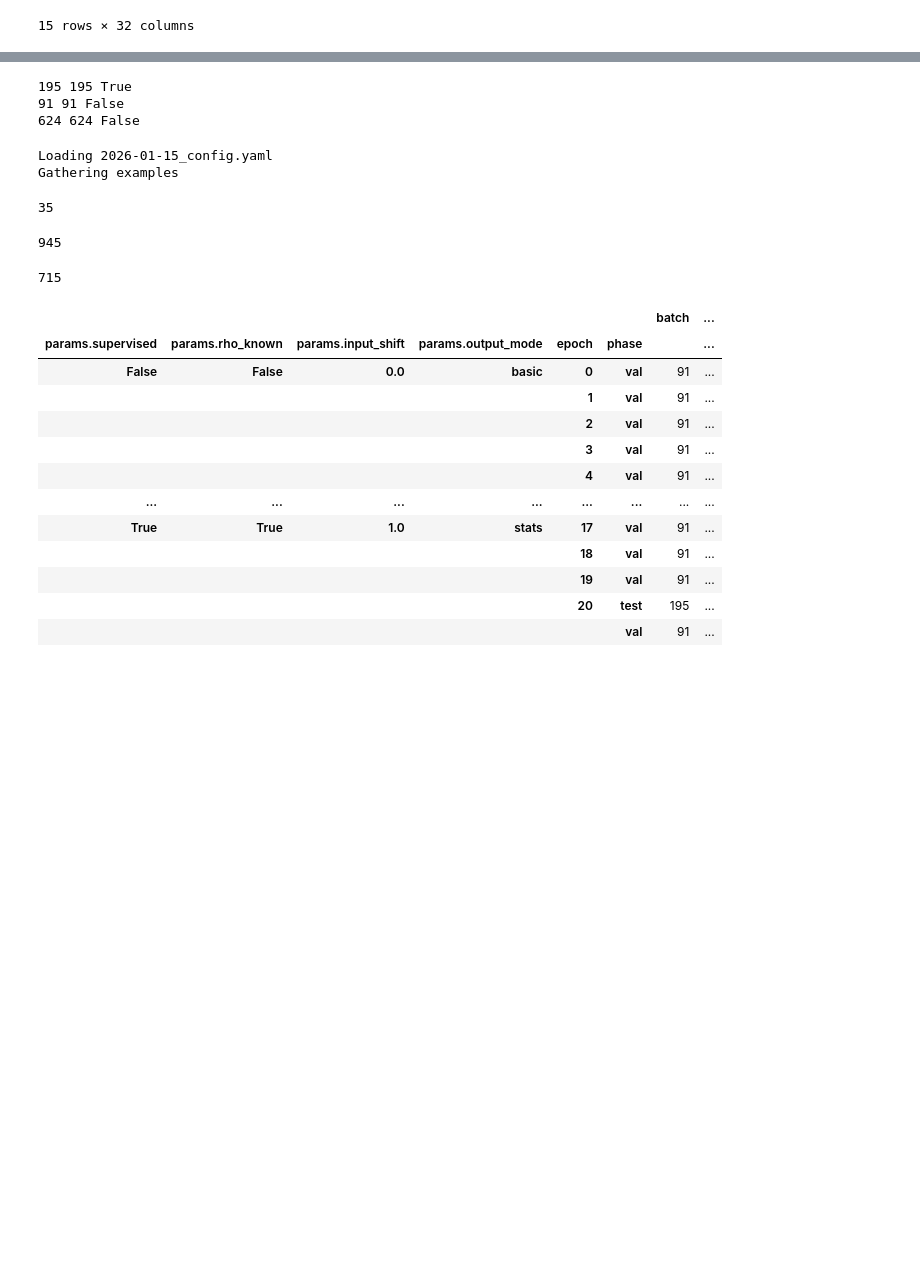
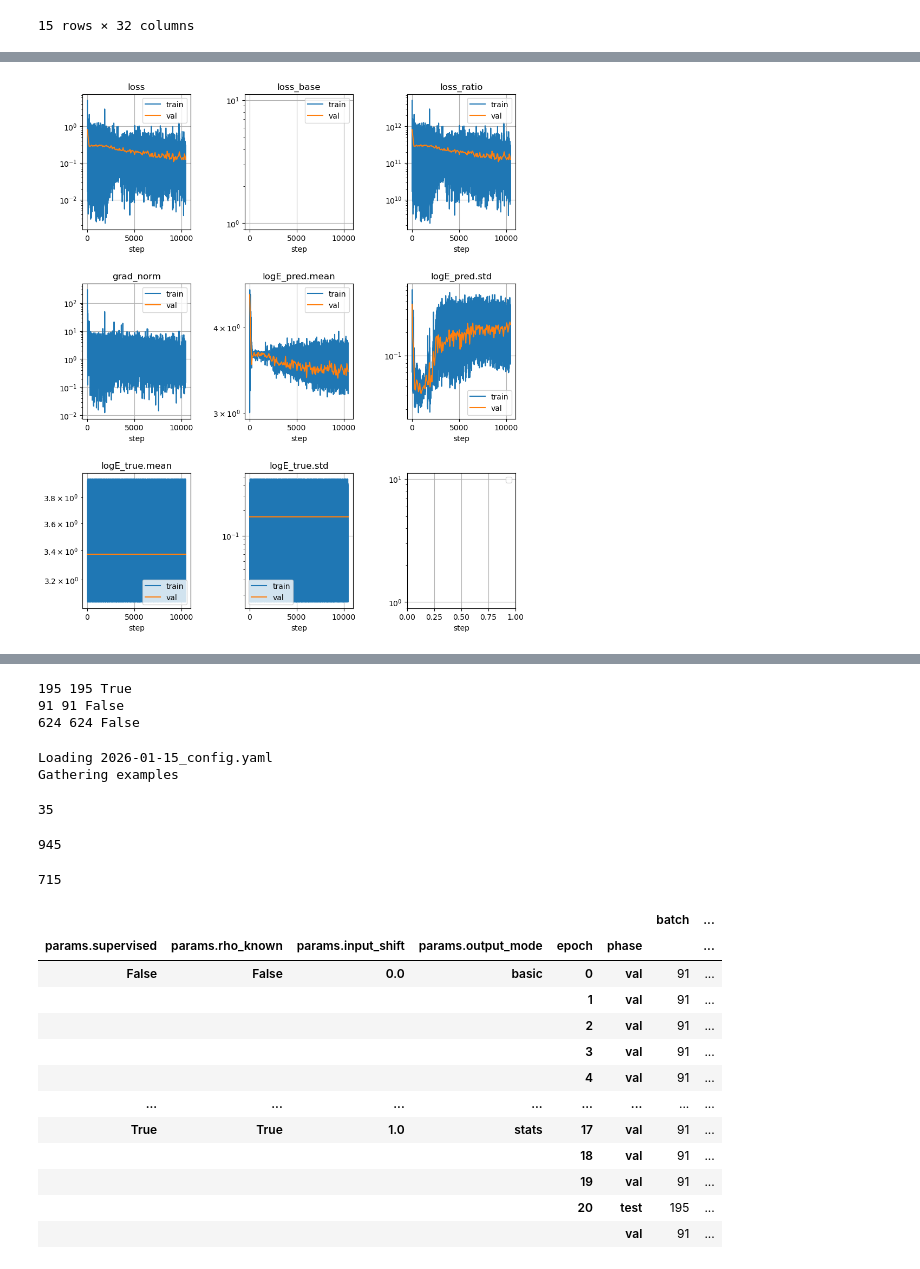
Before and after one commit to mattragoza/lung-project, a Jupyter notebook: notebooks/shapenet/32-training-experiment-new.ipynb, the cells around one changed output, grey strips where cells are left out. Saved outputs shown, nothing was run; the diff lists cells and outputs as text; code cells hidden in the pictures; blank space fills up the shorter version.

```diff
--- a/notebooks/shapenet/32-training-experiment-new.ipynb
+++ b/notebooks/shapenet/32-training-experiment-new.ipynb
@@ -514,0 +635,4 @@ fig.tight_layout()
+# %%
+Image(filename=f'2026-02-05_train/{job_name}/outputs/training_plot.png')
+# %% [output]
+[figure, added]
```
Also changed, not shown: parts of 20 cells of this notebook, 2 other files.
